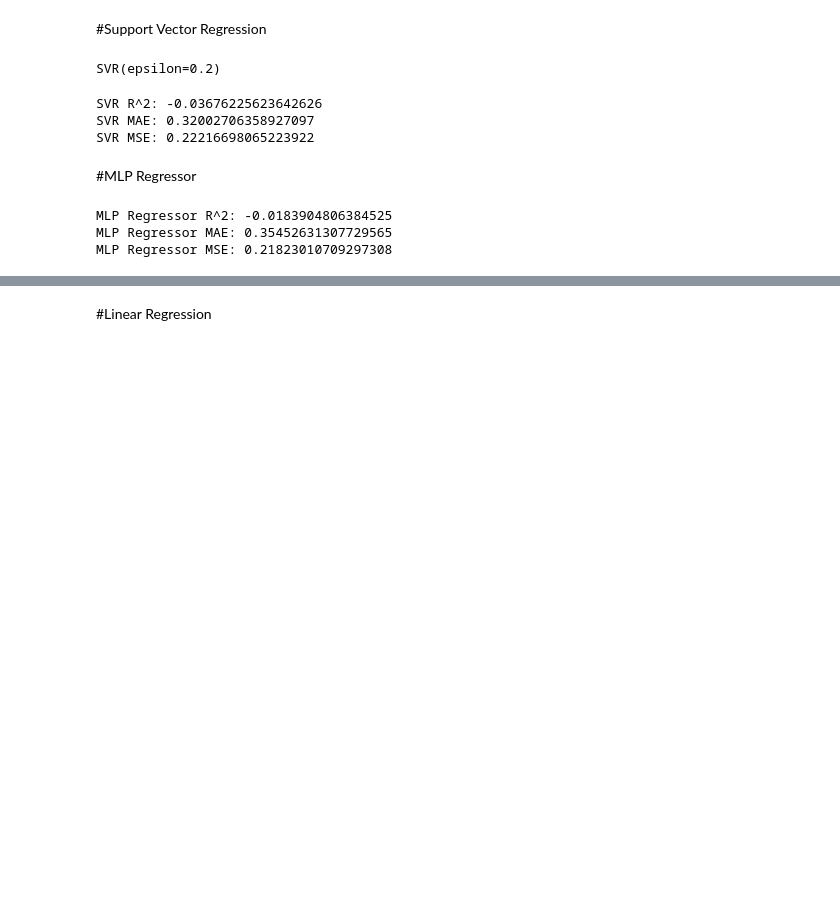
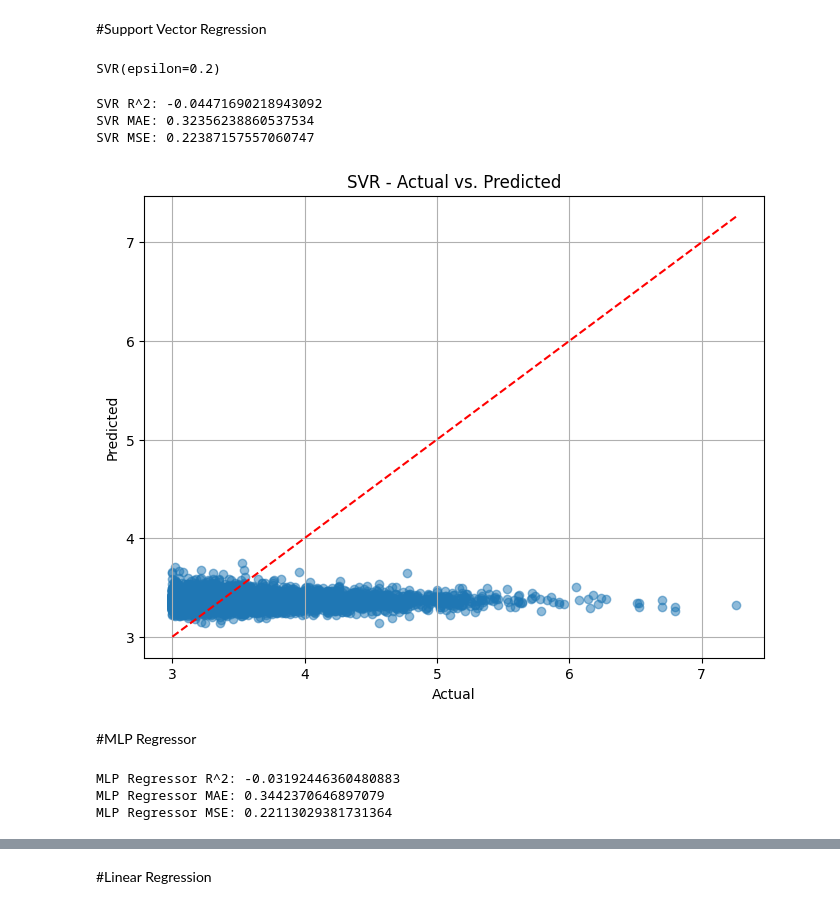
Before and after one commit to UVA-MLSys/SurrogateSimulation, a Jupyter notebook: _build/jupyter_execute/earthquake_surrogate.ipynb, the cells around one changed output, grey strips where cells are left out. Drawn from its saved outputs; the diff is of its cells as text; code cells hidden in the pictures; blank space fills up the shorter version.

```diff
--- a/_build/jupyter_execute/earthquake_surrogate.ipynb
+++ b/_build/jupyter_execute/earthquake_surrogate.ipynb
@@ -215,22 +239,33 @@ regr.fit(X_train, y_train)
 # %% [output]
 SVR(epsilon=0.2)
 # %%
-r2 = regr.score(X_test, y_test)
-print("SVR R^2:", r2)
-
 from sklearn.metrics import mean_squared_error
 from sklearn.metrics import mean_absolute_error
 
+r2_svr = regr.score(X_test, y_test)
+print("SVR R^2:", r2_svr)
+
 predicted = regr.predict(X_test)
 
-MAE = mean_absolute_error(y_test, predicted)
-print("SVR MAE:", MAE)
-mean_squared_score = mean_squared_error(y_test, predicted)
-print("SVR MSE:", mean_squared_score)
+MAE_svr = mean_absolute_error(y_test, predicted)
+print("SVR MAE:", MAE_svr)
+mean_squared_score_svr = mean_squared_error(y_test, predicted)
+print("SVR MSE:", mean_squared_score_svr)
 # %% [output]
-SVR R^2: -0.03676225623642626
-SVR MAE: 0.32002706358927097
-SVR MSE: 0.22216698065223922
+SVR R^2: -0.04471690218943092
+SVR MAE: 0.32356238860537534
+SVR MSE: 0.22387157557060747
+# %%
+plt.figure(figsize=(8, 6))
+plt.scatter(y_test, predicted, alpha=0.5)
+plt.plot(np.linspace(min(y_test), max(y_test)), np.linspace(min(y_test), max(y_test)), color='red', linestyle='dashed')
+plt.xlabel('Actual')
+plt.ylabel('Predicted')
+plt.title('SVR - Actual vs. Predicted')
+plt.grid(True)
+plt.show()
+# %% [output]
+[figure, added]
 # %% [markdown]
 #MLP Regressor
 # %%
@@ -238,18 +273,18 @@ from sklearn.neural_network import MLPRegressor
 
 smlp = MLPRegressor(hidden_layer_sizes=1000, activation='relu', solver='adam', batch_size=32, learning_rate='invscaling', max_iter=10000, alpha=0.0001).fit(X_train, y_train)
 # %%
-MLP_R2 = smlp.score(X_test, y_test)
-print("MLP Regressor R^2:", MLP_R2)
+from sklearn.metrics import mean_squared_error
 
-from sklearn.metrics import mean_squared_error
+R2_mlp = smlp.score(X_test, y_test)
+print("MLP Regressor R^2:", R2_mlp)
 
 predicted = smlp.predict(X_test)
 
-MAE = mean_absolute_error(y_test, predicted)
-print("MLP Regressor MAE:", MAE)
-mean_squared_score = mean_squared_error(y_test, predicted)
-print("MLP Regressor MSE:", mean_squared_score)
+MAE_mlp = mean_absolute_error(y_test, predicted)
+print("MLP Regressor MAE:", MAE_mlp)
+mean_squared_score_mlp = mean_squared_error(y_test, predicted)
+print("MLP Regressor MSE:", mean_squared_score_mlp)
 # %% [output]
-MLP Regressor R^2: -0.0183904806384525
-MLP Regressor MAE: 0.35452631307729565
-MLP Regressor MSE: 0.21823010709297308
+MLP Regressor R^2: -0.03192446360480883
+MLP Regressor MAE: 0.3442370646897079
+MLP Regressor MSE: 0.22113029381731364
```
Also changed, not shown: parts of 21 cells of this notebook, 50 other files.
